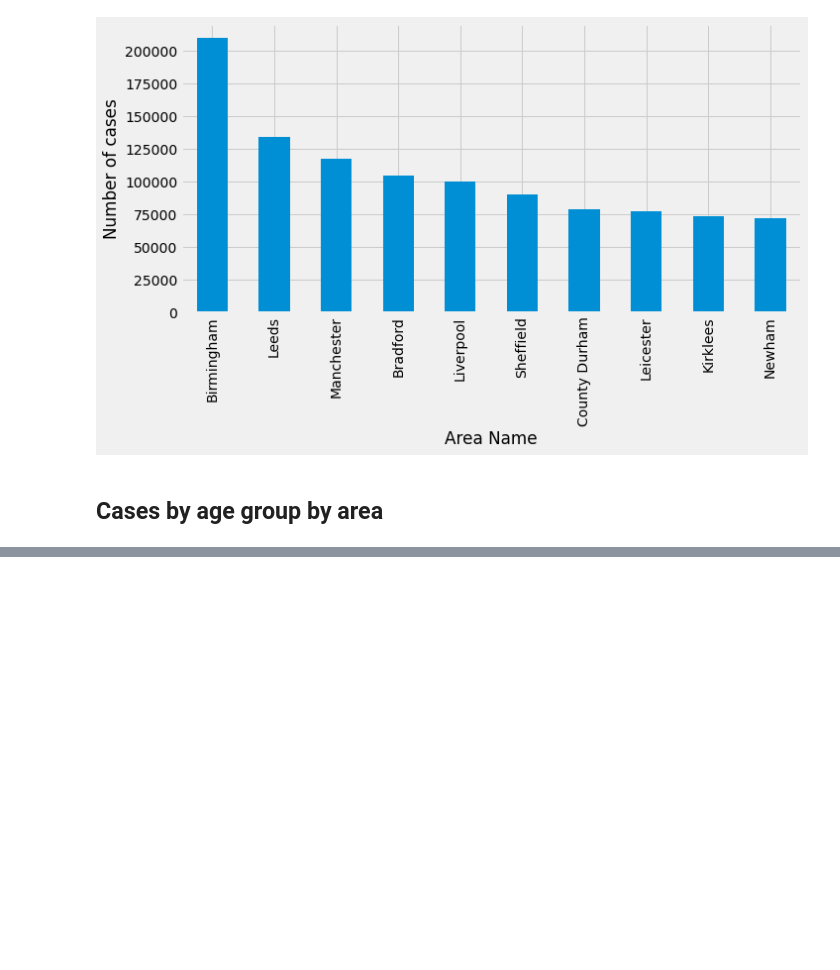
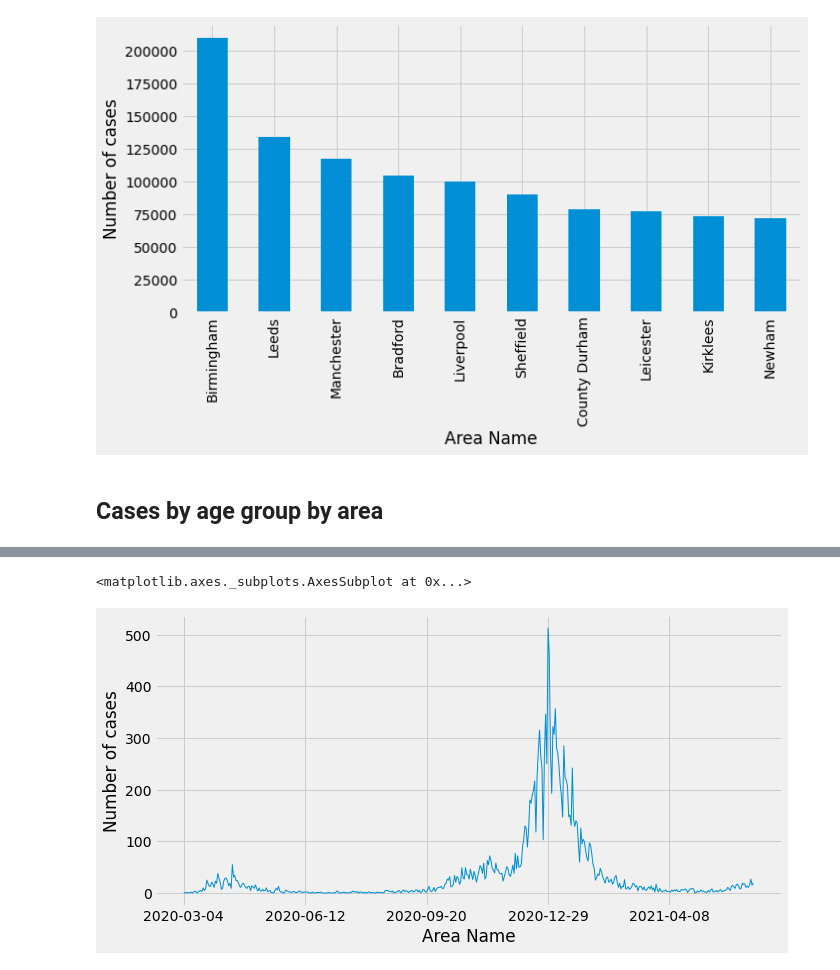
Before and after one commit to mneedham/pinot-covid-cases, a Jupyter notebook: notebooks/Explore.ipynb, the cells around one changed output, grey strips where cells are left out. Drawn from its saved outputs; the diff is of its cells as text; code cells hidden in the pictures; blank space fills up the shorter version.

```diff
--- a/notebooks/Explore.ipynb
+++ b/notebooks/Explore.ipynb
@@ -93,0 +121,27 @@ ax
+# %%
+area_name="Sutton"
+curs.execute(f"""
+SELECT "date", sum(cases) AS totalCases
+FROM cases
+WHERE areaName = '{area_name}' AND age not in ('00_59', '60+')
+GROUP BY "date"
+ORDER BY "date"
+LIMIT 1000
+""")
+
+df_by_area = pd.DataFrame(curs, columns=["date", "numberOfCases"])
+
+ax = df_by_area.plot(
+    kind="line",
+    x="date",
+    y="numberOfCases",
+    legend=None,
+    figsize=(10, 5),
+    linewidth=1
+)
+
+ax.set(xlabel="Area Name", ylabel="Number of cases")
+ax
+# %% [output]
+<matplotlib.axes._subplots.AxesSubplot at 0x...>
+[figure, added]
```
Also changed, not shown: parts of 5 cells of this notebook, 1 other file.
